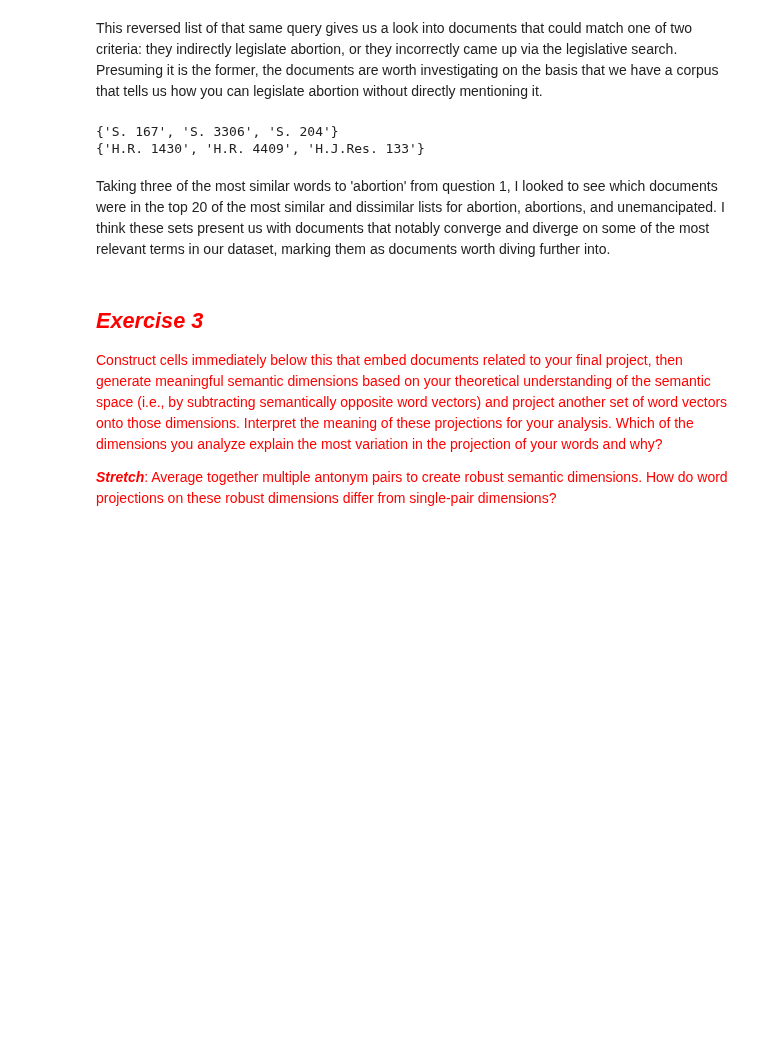
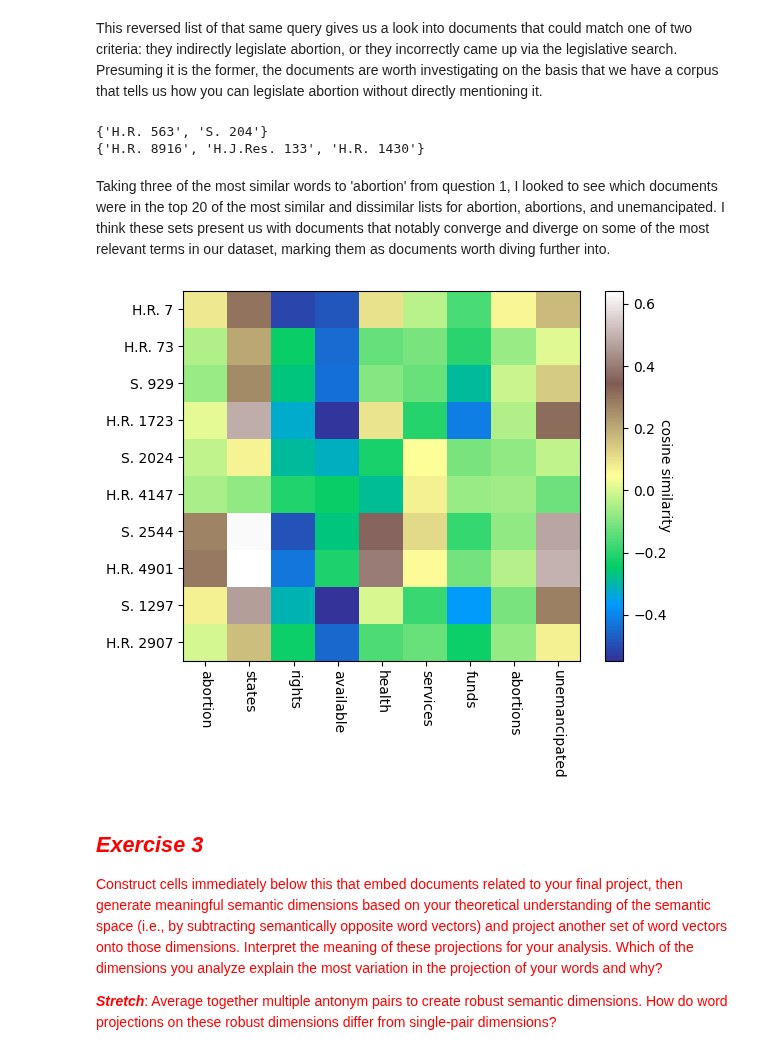
Before and after one commit to michplunkett/computational-content-analysis, a Jupyter notebook: 4-MichaelPlunkett-Answers.ipynb, the cells around one changed output. Cells and saved outputs as stored; diff of their text form; code cells hidden in the pictures; blank space fills up the shorter version.

```diff
--- a/4-MichaelPlunkett-Answers.ipynb
+++ b/4-MichaelPlunkett-Answers.ipynb
@@ -625,7 +637,17 @@ and subtractions that reveal the structure of similarity and difference
 within your semantic space. What does this pattern reveal about the
 documentary organization of your semantic space?
 # %%
-keywords = ["abortion", "states", "rights", "available", "health", "services", "funds"]
+keywords = [
+    "abortion",
+    "states",
+    "rights",
+    "available",
+    "health",
+    "services",
+    "funds",
+    "abortions",
+    "unemancipated",
+]
 tagged_docs = []
 for index, row in congressional_leg_df.iterrows():
     # Simple keyword assignment
@@ -749,8 +771,8 @@ print(
     )
 )
 # %% [output]
-{'S. 167', 'S. 3306', 'S. 204'}
-{'H.R. 1430', 'H.R. 4409', 'H.J.Res. 133'}
+{'H.R. 563', 'S. 204'}
+{'H.R. 8916', 'H.J.Res. 133', 'H.R. 1430'}
 # %% [markdown]
 Taking three of the most similar words to 'abortion' from question 1,
 I looked to see which documents were in the top 20 of the most similar
@@ -758,6 +780,37 @@ and dissimilar lists for abortion, abortions, and unemancipated. I think
 these sets present us with documents that notably converge and diverge
 on some of the most relevant terms in our dataset, marking them as documents
 worth diving further into.
+# %%
+# Piggybacking off of the work in the homework, I'll take a look at our
+# previously keyword list and the first 10 pieces of legislation in our
+# dataframe.
+heatmap_matrix = []
+target_docs = congressional_leg_df["legislation number"][:10]
+
+for tag_outer in target_docs:
+    column = []
+    tag_vec = congressional_leg_d2v.docvecs[tag_outer].reshape(1, -1)
+    for tag_inner in keywords:
+        column.append(
+            sklearn.metrics.pairwise.cosine_similarity(
+                tag_vec, congressional_leg_d2v.docvecs[tag_inner].reshape(1, -1)
+            )[0][0]
+        )
+    heatmap_matrix.append(column)
+heatmap_matrix = np.array(heatmap_matrix)
+# %%
+fig, ax = plt.subplots()
+hmap = ax.pcolor(heatmap_matrix, cmap="terrain")
+cbar = plt.colorbar(hmap)
+
+cbar.set_label("cosine similarity", rotation=270)
+_ = ax.set_xticks(np.arange(heatmap_matrix.shape[1]) + 0.5, minor=False)
+_ = ax.set_yticks(np.arange(heatmap_matrix.shape[0]) + 0.5, minor=False)
+
+_ = ax.set_xticklabels(keywords, minor=False, rotation=270)
+_ = ax.set_yticklabels(target_docs, minor=False)
+# %% [output]
+[figure, added]
 # %% [markdown]
 ## <font color="red">*Exercise 3*</font>
 
```
Also changed, not shown: parts of 18 cells of this notebook.
